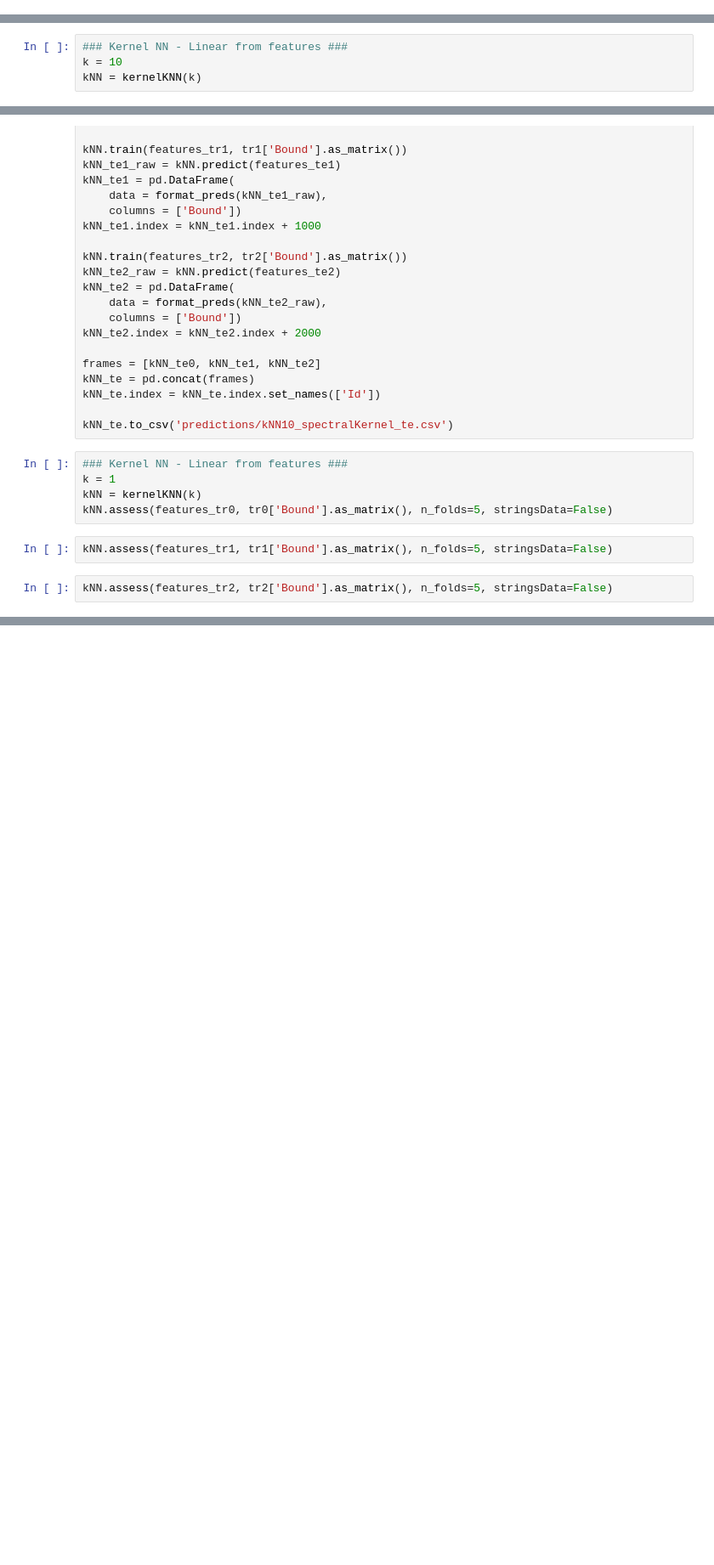
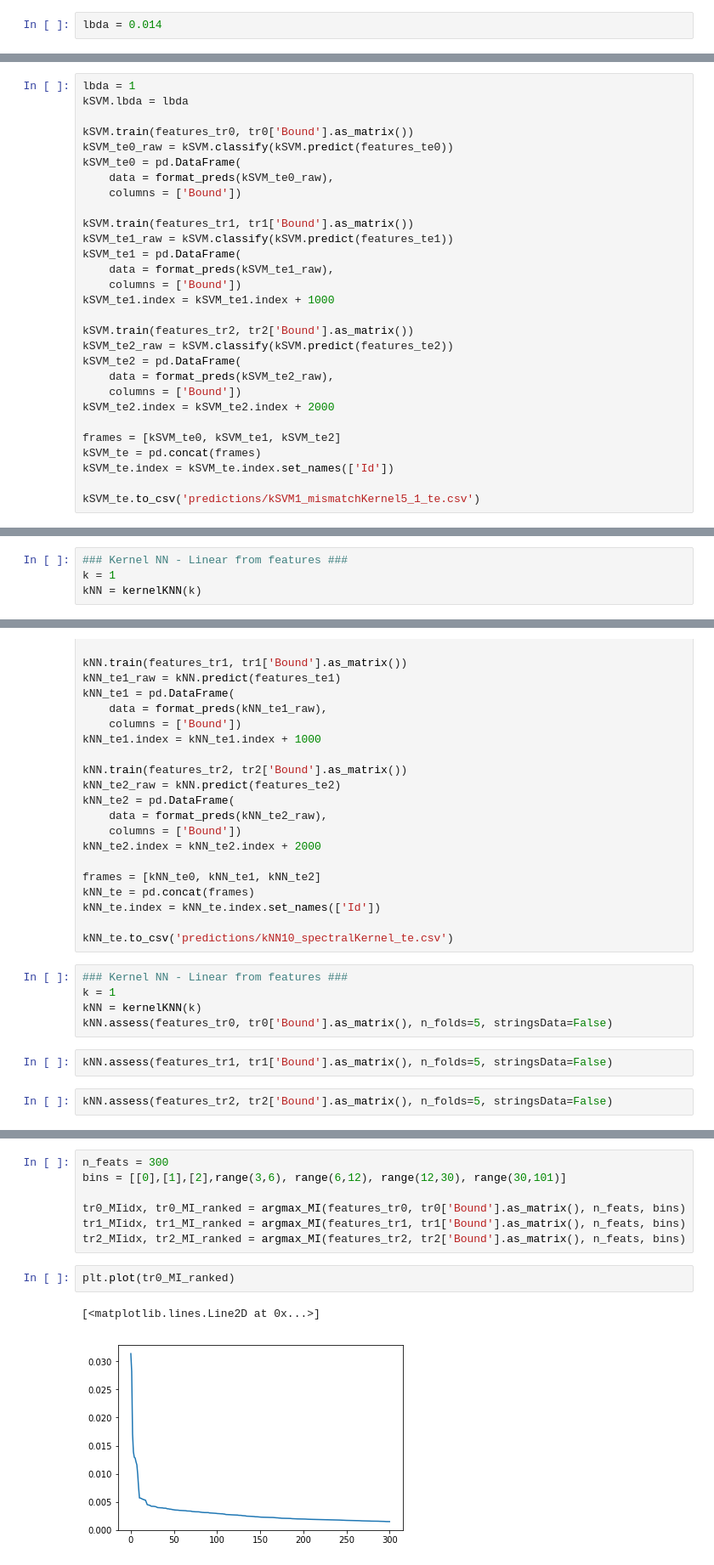
Before and after one commit to VictorSanh/Kernel_Challenge, a Jupyter notebook: playground/Spectrum_kernel_linear.ipynb, the cells around one changed output, grey strips where cells are left out. Shown: that part at 85% size. Saved outputs shown, nothing was run; the diff lists cells and outputs as text; blank space fills up the shorter version.

Commit message:
Adding mutual information criterion for dim. reduction from spectrum/mismatch/substring kernel

```diff
--- a/playground/Spectrum_kernel_linear.ipynb
+++ b/playground/Spectrum_kernel_linear.ipynb
@@ -128 +78,3 @@ features_te2 = np.apply_along_axis(lambda seq_A: create_occ_feature(seq_A[0], su
+# %%
+lbda = 0.014
 # %%
@@ -145,8 +273,37 @@ predictions = kSVM.predict(features_te0, stringsData=False)
+# %%
+lbda = 1
+kSVM.lbda = lbda
+
+kSVM.train(features_tr0, tr0['Bound'].as_matrix())
+kSVM_te0_raw = kSVM.classify(kSVM.predict(features_te0))
+kSVM_te0 = pd.DataFrame(
+    data = format_preds(kSVM_te0_raw),
+    columns = ['Bound'])
+
+kSVM.train(features_tr1, tr1['Bound'].as_matrix())
+kSVM_te1_raw = kSVM.classify(kSVM.predict(features_te1))
+kSVM_te1 = pd.DataFrame(
+    data = format_preds(kSVM_te1_raw),
+    columns = ['Bound'])
+kSVM_te1.index = kSVM_te1.index + 1000
+
+kSVM.train(features_tr2, tr2['Bound'].as_matrix())
+kSVM_te2_raw = kSVM.classify(kSVM.predict(features_te2))
+kSVM_te2 = pd.DataFrame(
+    data = format_preds(kSVM_te2_raw),
+    columns = ['Bound'])
+kSVM_te2.index = kSVM_te2.index + 2000
+
+frames = [kSVM_te0, kSVM_te1, kSVM_te2]
+kSVM_te = pd.concat(frames)
+kSVM_te.index = kSVM_te.index.set_names(['Id'])
+
+kSVM_te.to_csv('predictions/kSVM1_mismatchKernel5_1_te.csv')
 # %% [markdown]
 # Kernel kNN with spectrum kernel
 # %%
 ### Kernel NN - Linear from features ###
-k = 10
+k = 1
 kNN = kernelKNN(k)
 # %%
 kNN.train(features_tr0, tr0['Bound'].as_matrix())
@@ -185,0 +393,12 @@ kNN.assess(features_tr2, tr2['Bound'].as_matrix(), n_folds=5, stringsData=False)
+# %%
+n_feats = 300
+bins = [[0],[1],[2],range(3,6), range(6,12), range(12,30), range(30,101)]
+
+tr0_MIidx, tr0_MI_ranked = argmax_MI(features_tr0, tr0['Bound'].as_matrix(), n_feats, bins)
+tr1_MIidx, tr1_MI_ranked = argmax_MI(features_tr1, tr1['Bound'].as_matrix(), n_feats, bins)
+tr2_MIidx, tr2_MI_ranked = argmax_MI(features_tr2, tr2['Bound'].as_matrix(), n_feats, bins)
+# %%
+plt.plot(tr0_MI_ranked)
+# %% [output]
+[<matplotlib.lines.Line2D at 0x...>]
+[figure, added]
```
Also changed, not shown: parts of 41 cells of this notebook, 1 other file.
